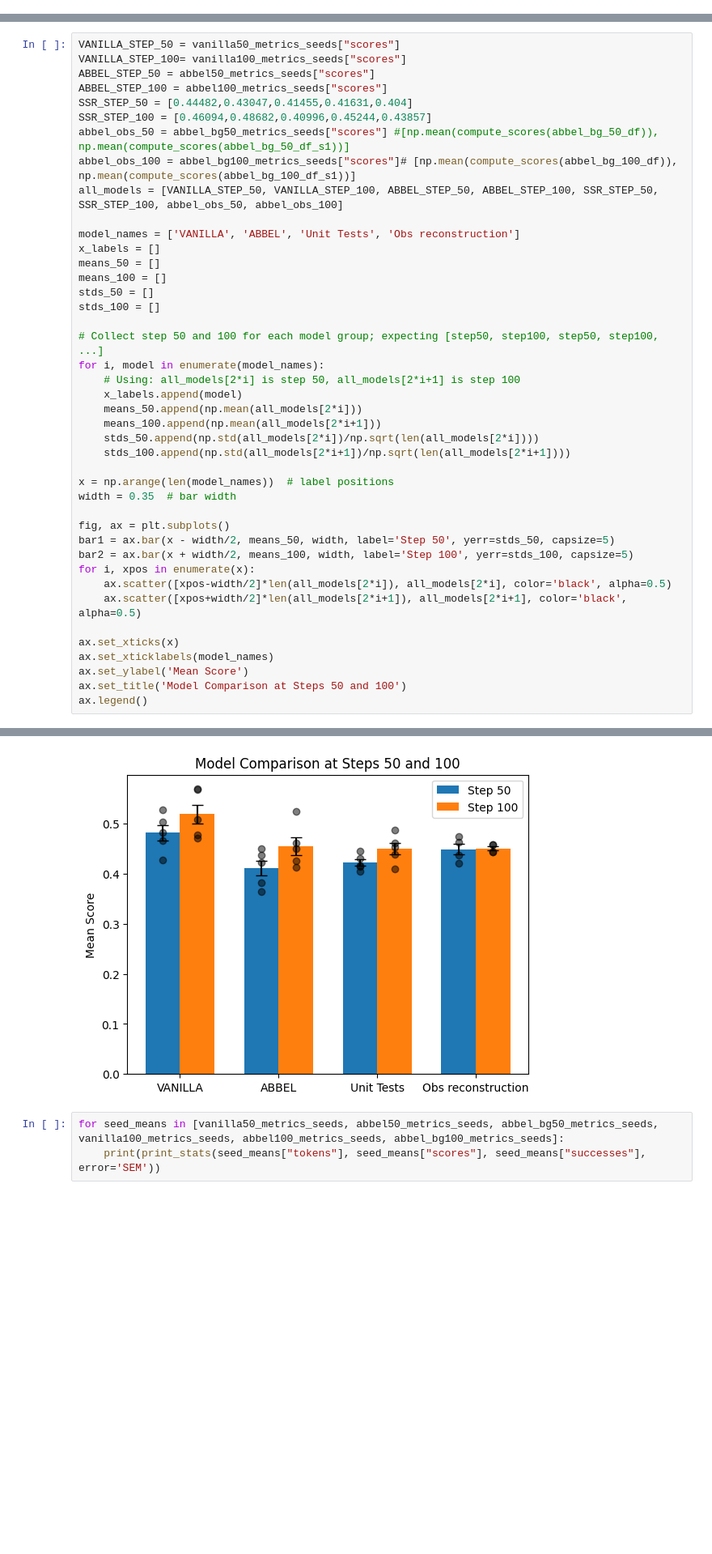
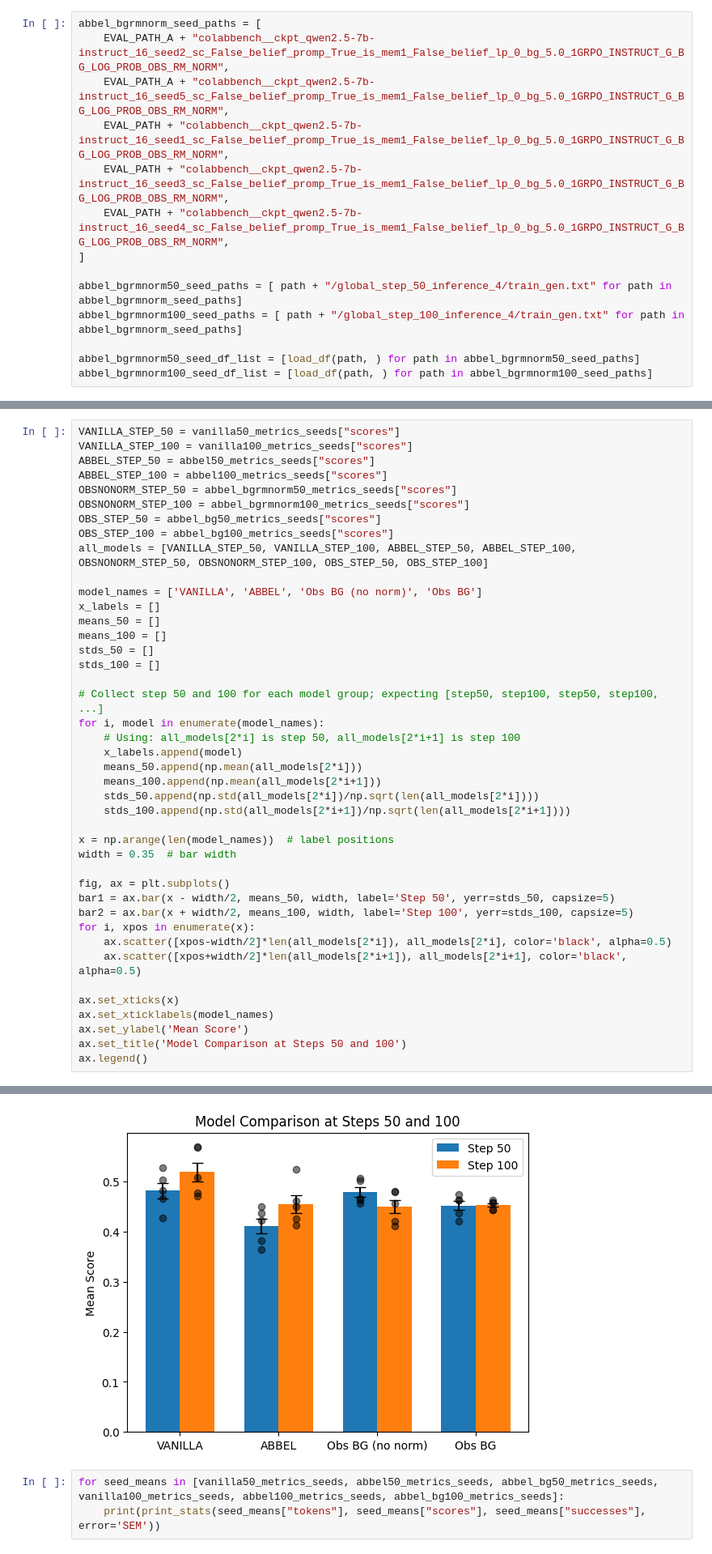
Before and after one commit to jakob-bjorner/optimal-explorer-dev, a Jupyter notebook: notebooks/RL_evals_ColBench.ipynb, the cells around one changed output, grey strips where cells are left out. Shown at 81% size. Drawn from its saved outputs; the diff is of its cells as text; blank space fills up the shorter version.

```diff
--- a/notebooks/RL_evals_ColBench.ipynb
+++ b/notebooks/RL_evals_ColBench.ipynb
@@ -77,6 +77,20 @@ abbel_bg100_seed_df_list = [load_df(path, ) for path in abbel_bg100_seed_paths]
 # abbel_bg_100_df = load_df('qwen2.5-7b-instruct_16_seed1_sc_False_belief_promp_True_is_mem1_False_belief_lp_0ABBEL_LOG_PROB_OBS_SEED_3_inference_4/100/train_gen.txt')
 # abbel_bg_100_df_s1 = load_df("qwen2.5-7b-instruct_16_seed1_sc_False_belief_promp_True_is_mem1_False_belief_lp_0GRPO_INSTRUCT_G_BG_RECONSTRUCT_OBS_inference_4/100/train_gen.txt")
 # abbel_bg_50_df_s1 = load_df("qwen2.5-7b-instruct_16_seed1_sc_False_belief_promp_True_is_mem1_False_belief_lp_0GRPO_INSTRUCT_G_BG_RECONSTRUCT_OBS_inference_4/50/train_gen.txt")
+# %%
+abbel_bgrmnorm_seed_paths = [
+    EVAL_PATH_A + "colabbench__ckpt_qwen2.5-7b-instruct_16_seed2_sc_False_belief_promp_True_is_mem1_False_belief_lp_0_bg_5.0_1GRPO_INSTRUCT_G_BG_LOG_PROB_OBS_RM_NORM",
+    EVAL_PATH_A + "colabbench__ckpt_qwen2.5-7b-instruct_16_seed5_sc_False_belief_promp_True_is_mem1_False_belief_lp_0_bg_5.0_1GRPO_INSTRUCT_G_BG_LOG_PROB_OBS_RM_NORM",
+    EVAL_PATH + "colabbench__ckpt_qwen2.5-7b-instruct_16_seed1_sc_False_belief_promp_True_is_mem1_False_belief_lp_0_bg_5.0_1GRPO_INSTRUCT_G_BG_LOG_PROB_OBS_RM_NORM",
+    EVAL_PATH + "colabbench__ckpt_qwen2.5-7b-instruct_16_seed3_sc_False_belief_promp_True_is_mem1_False_belief_lp_0_bg_5.0_1GRPO_INSTRUCT_G_BG_LOG_PROB_OBS_RM_NORM",
+    EVAL_PATH + "colabbench__ckpt_qwen2.5-7b-instruct_16_seed4_sc_False_belief_promp_True_is_mem1_False_belief_lp_0_bg_5.0_1GRPO_INSTRUCT_G_BG_LOG_PROB_OBS_RM_NORM",
+]
+
+abbel_bgrmnorm50_seed_paths = [ path + "/global_step_50_inference_4/train_gen.txt" for path in abbel_bgrmnorm_seed_paths]
+abbel_bgrmnorm100_seed_paths = [ path + "/global_step_100_inference_4/train_gen.txt" for path in abbel_bgrmnorm_seed_paths]
+
+abbel_bgrmnorm50_seed_df_list = [load_df(path, ) for path in abbel_bgrmnorm50_seed_paths]
+abbel_bgrmnorm100_seed_df_list = [load_df(path, ) for path in abbel_bgrmnorm100_seed_paths]
 # %%
 vanilla_seed_paths = [
     "colabbench__ckpt_qwen2.5-7b-instruct_16_seed1_sc_True_belief_promp_False_is_mem1_False_belief_lp_0_bg_0.0_0GRPO_INSTRUCT_G_VANILLA_1",
@@ -306,48 +344,48 @@ Computing metrics for Seed 4...
 # %%
 VANILLA_STEP_50 = vanilla50_metrics_seeds["scores"]
-VANILLA_STEP_100= vanilla100_metrics_seeds["scores"]
+VANILLA_STEP_100 = vanilla100_metrics_seeds["scores"]
 ABBEL_STEP_50 = abbel50_metrics_seeds["scores"]
 ABBEL_STEP_100 = abbel100_metrics_seeds["scores"]
-SSR_STEP_50 = [0.44482,0.43047,0.41455,0.41631,0.404]
-SSR_STEP_100 = [0.46094,0.48682,0.40996,0.45244,0.43857]
-abbel_obs_50 = abbel_bg50_metrics_seeds["scores"] #[np.mean(compute_scores(abbel_bg_50_df)), np.mean(compute_scores(abbel_bg_50_df_s1))]
-abbel_obs_100 = abbel_bg100_metrics_seeds["scores"]# [np.mean(compute_scores(abbel_bg_100_df)), np.mean(compute_scores(abbel_bg_100_df_s1))]
-all_models = [VANILLA_STEP_50, VANILLA_STEP_100, ABBEL_STEP_50, ABBEL_STEP_100, SSR_STEP_50, SSR_STEP_100, abbel_obs_50, abbel_obs_100]
+OBSNONORM_STEP_50 = abbel_bgrmnorm50_metrics_seeds["scores"]
+OBSNONORM_STEP_100 = abbel_bgrmnorm100_metrics_seeds["scores"]
+OBS_STEP_50 = abbel_bg50_metrics_seeds["scores"]
+OBS_STEP_100 = abbel_bg100_metrics_seeds["scores"]
+all_models = [VANILLA_STEP_50, VANILLA_STEP_100, ABBEL_STEP_50, ABBEL_STEP_100, OBSNONORM_STEP_50, OBSNONORM_STEP_100, OBS_STEP_50, OBS_STEP_100]
 
-model_names = ['VANILLA', 'ABBEL', 'Unit Tests', 'Obs reconstruction']
+model_names = ['VANILLA', 'ABBEL', 'Obs BG (no norm)', 'Obs BG']
 x_labels = []
 means_50 = []
 means_100 = []
 stds_50 = []
 stds_100 = []
 
 # Collect step 50 and 100 for each model group; expecting [step50, step100, step50, step100, ...]
 for i, model in enumerate(model_names):
     # Using: all_models[2*i] is step 50, all_models[2*i+1] is step 100
     x_labels.append(model)
     means_50.append(np.mean(all_models[2*i]))
     means_100.append(np.mean(all_models[2*i+1]))
     stds_50.append(np.std(all_models[2*i])/np.sqrt(len(all_models[2*i])))
     stds_100.append(np.std(all_models[2*i+1])/np.sqrt(len(all_models[2*i+1])))
 
 x = np.arange(len(model_names))  # label positions
 width = 0.35  # bar width
 
 fig, ax = plt.subplots()
 bar1 = ax.bar(x - width/2, means_50, width, label='Step 50', yerr=stds_50, capsize=5)
 bar2 = ax.bar(x + width/2, means_100, width, label='Step 100', yerr=stds_100, capsize=5)
 for i, xpos in enumerate(x):
     ax.scatter([xpos-width/2]*len(all_models[2*i]), all_models[2*i], color='black', alpha=0.5)
     ax.scatter([xpos+width/2]*len(all_models[2*i+1]), all_models[2*i+1], color='black', alpha=0.5)
 
 ax.set_xticks(x)
 ax.set_xticklabels(model_names)
 ax.set_ylabel('Mean Score')
 ax.set_title('Model Comparison at Steps 50 and 100')
 ax.legend()
 # %% [output]
 <matplotlib.legend.Legend at 0x...>
-[figure, old version]
+[figure, new version]
 # %%
 for seed_means in [vanilla50_metrics_seeds, abbel50_metrics_seeds, abbel_bg50_metrics_seeds, vanilla100_metrics_seeds, abbel100_metrics_seeds, abbel_bg100_metrics_seeds]:
     print(print_stats(seed_means["tokens"], seed_means["scores"], seed_means["successes"], error='SEM'))
```
Also changed, not shown: parts of 5 cells of this notebook, 1 other file.
